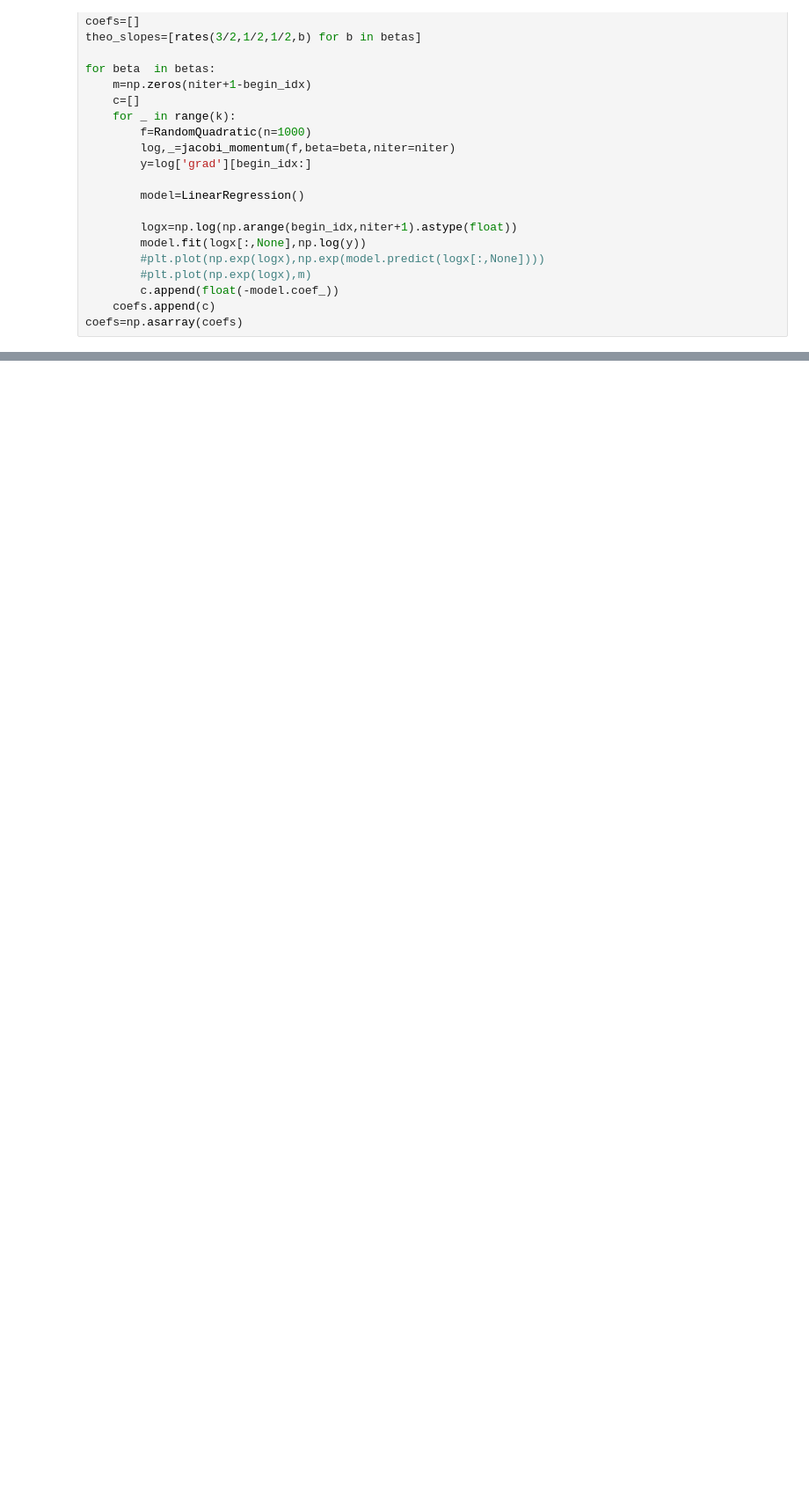
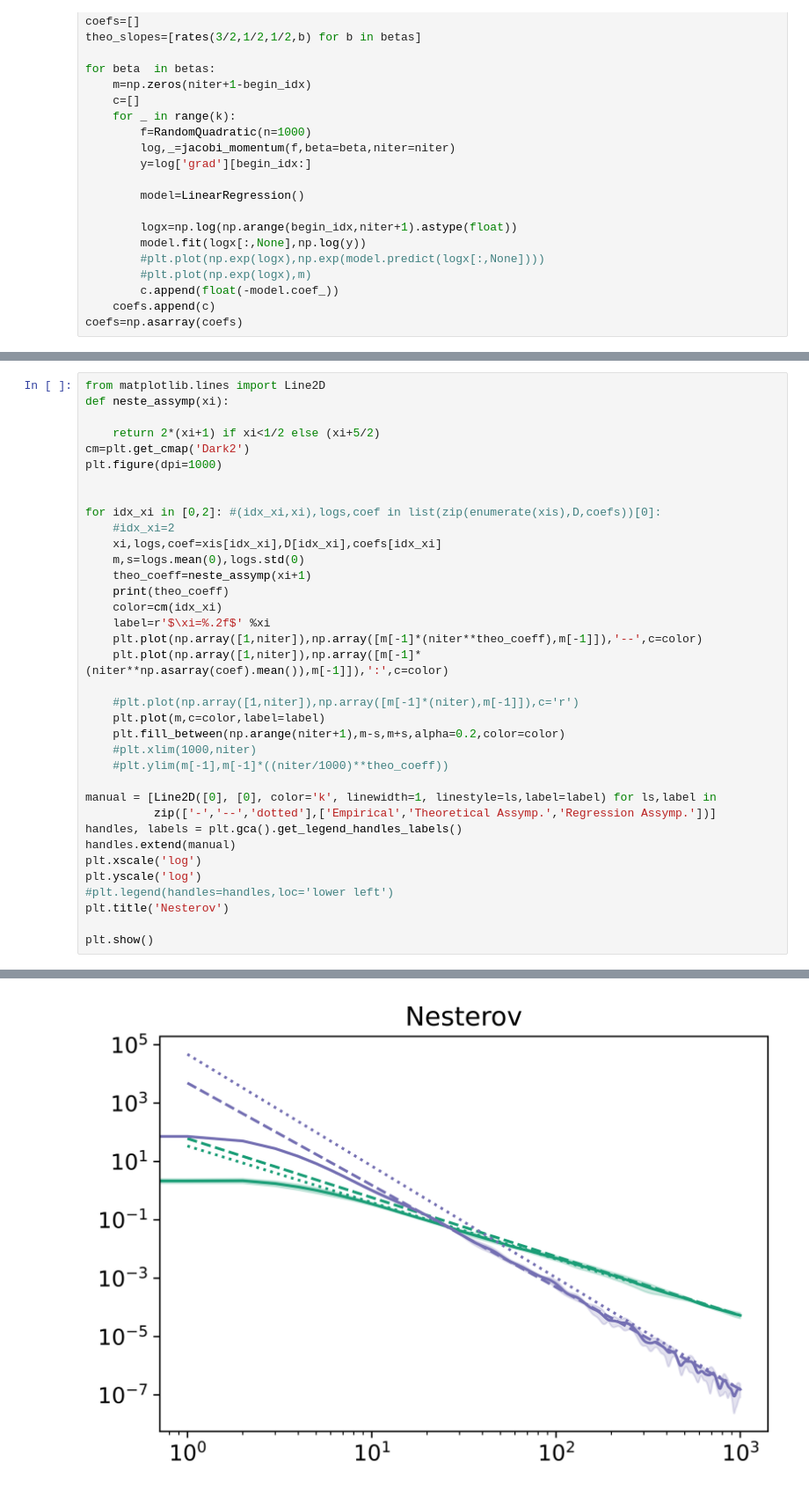
Before and after one commit to leonardocunha2107/Average-Case, a Jupyter notebook: final exps.ipynb, the cells around one changed output, grey strips where cells are left out. Shown at 88% size. Saved outputs shown, nothing was run; the diff lists cells and outputs as text; blank space fills up the shorter version.

```diff
--- a/final exps.ipynb
+++ b/final exps.ipynb
@@ -95,0 +167,37 @@ plt.legend()
+# %%
+from matplotlib.lines import Line2D
+def neste_assymp(xi):
+
+    return 2*(xi+1) if xi<1/2 else (xi+5/2)
+cm=plt.get_cmap('Dark2')
+plt.figure(dpi=1000)
+
+
+for idx_xi in [0,2]: #(idx_xi,xi),logs,coef in list(zip(enumerate(xis),D,coefs))[0]:
+    #idx_xi=2
+    xi,logs,coef=xis[idx_xi],D[idx_xi],coefs[idx_xi]
+    m,s=logs.mean(0),logs.std(0)
+    theo_coeff=neste_assymp(xi+1)
+    print(theo_coeff)
+    color=cm(idx_xi)
+    label=r'$\xi=%.2f$' %xi
+    plt.plot(np.array([1,niter]),np.array([m[-1]*(niter**theo_coeff),m[-1]]),'--',c=color)
+    plt.plot(np.array([1,niter]),np.array([m[-1]*(niter**np.asarray(coef).mean()),m[-1]]),':',c=color)
+
+    #plt.plot(np.array([1,niter]),np.array([m[-1]*(niter),m[-1]]),c='r')
+    plt.plot(m,c=color,label=label)
+    plt.fill_between(np.arange(niter+1),m-s,m+s,alpha=0.2,color=color)
+    #plt.xlim(1000,niter)
+    #plt.ylim(m[-1],m[-1]*((niter/1000)**theo_coeff))
+
+manual = [Line2D([0], [0], color='k', linewidth=1, linestyle=ls,label=label) for ls,label in
+          zip(['-','--','dotted'],['Empirical','Theoretical Assymp.','Regression Assymp.'])]
+handles, labels = plt.gca().get_legend_handles_labels()
+handles.extend(manual)
+plt.xscale('log')
+plt.yscale('log')
+#plt.legend(handles=handles,loc='lower left')
+plt.title('Nesterov')
+
+plt.show()
+# %% [output]
@@ -95,0 +206 @@ plt.legend()
+[figure, added]
```
Also changed, not shown: parts of 24 cells of this notebook, 4 other files.
